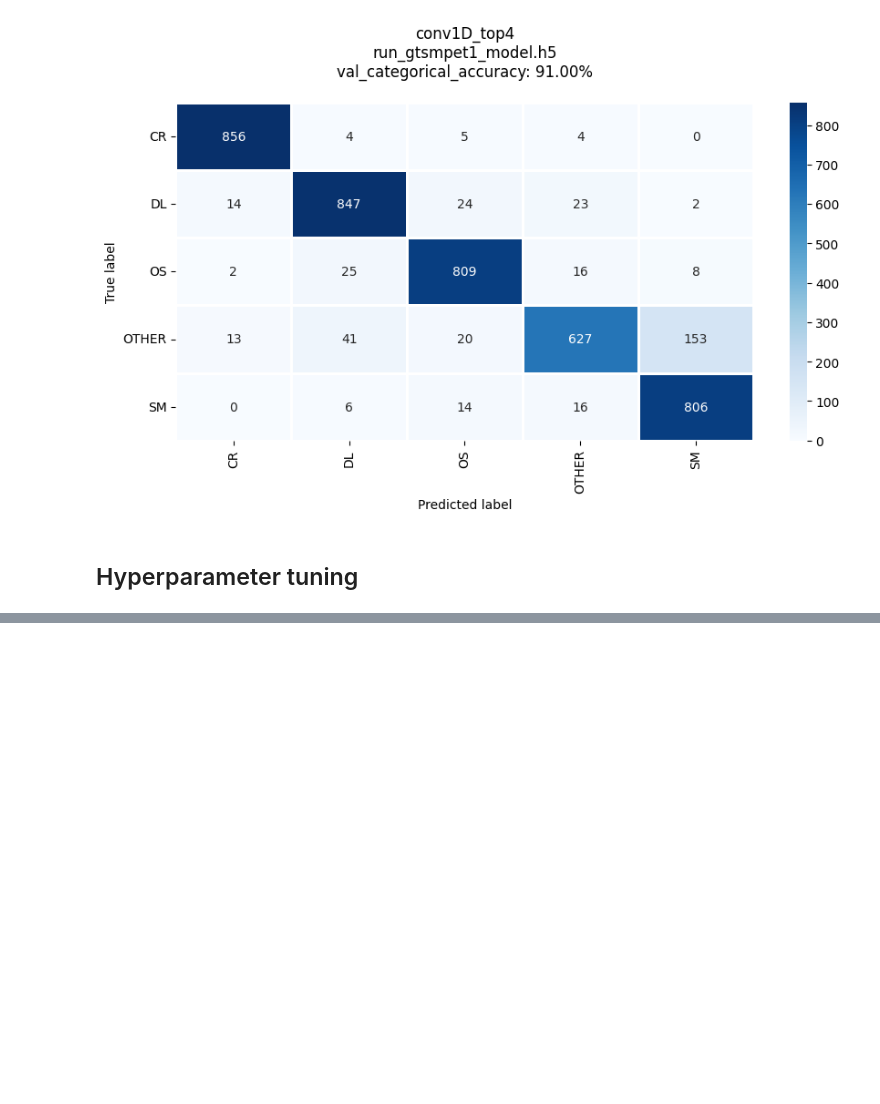
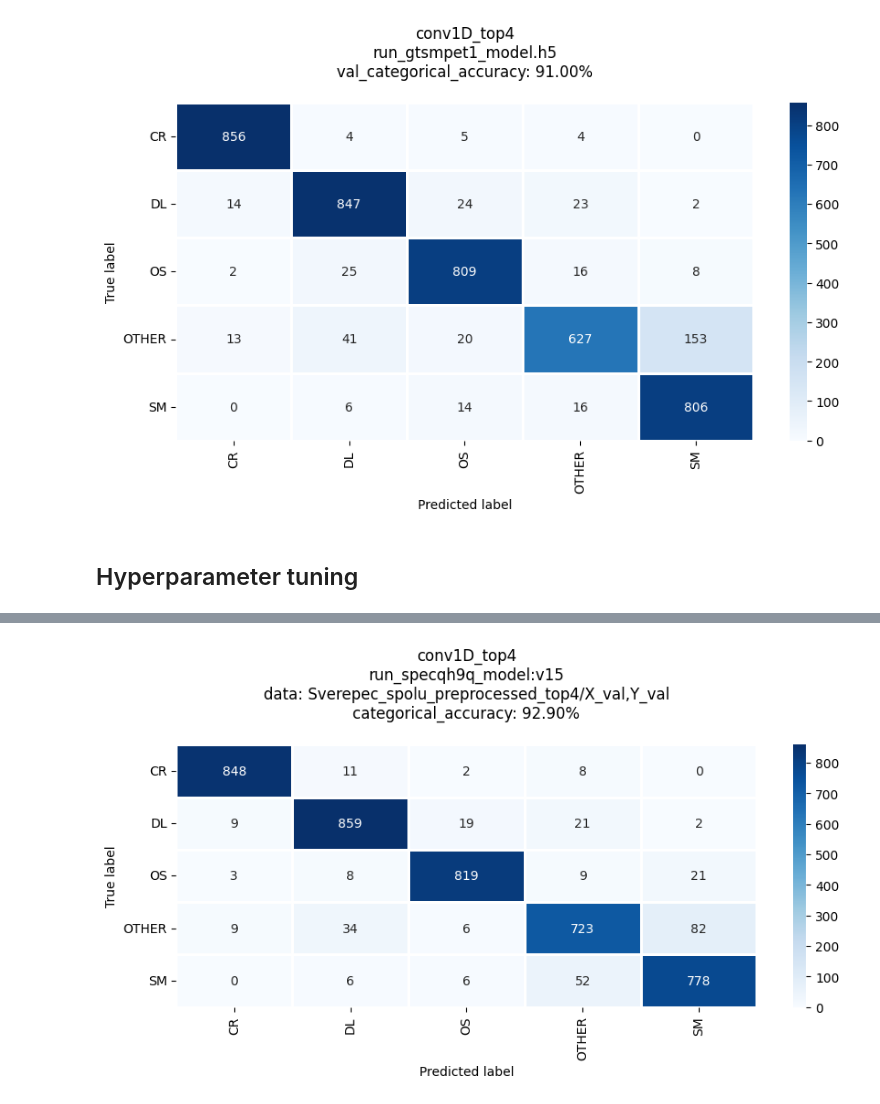
Before and after one commit to IISAS/nvflare-hysped, a Jupyter notebook: volumes/dev/tf/notebooks/model_conv1D_top4.ipynb, the cells around one changed output, grey strips where cells are left out. Drawn from its saved outputs; the diff is of its cells as text; code cells hidden in the pictures; blank space fills up the shorter version.

```diff
--- a/volumes/dev/tf/notebooks/model_conv1D_top4.ipynb
+++ b/volumes/dev/tf/notebooks/model_conv1D_top4.ipynb
@@ -433,0 +432,6 @@ artifact_dir = artifact.download()
+# %%
+api = wandb.Api()
+model_artifact = api.artifact('hysped/hysped-conv1D_top4/run_specqh9q_model:v15', type='model')
+model_path = model_artifact.download()
+model = tf.keras.models.load_model(model_artifact.file())
+model.summary()
@@ -433,0 +457,20 @@ artifact_dir = artifact.download()
+# %%
+Y_pred = predict_model(model, X_val, Y_val, label_encoder=label_encoder)
+cm = confusion_matrix(label_encoder.inverse_transform(np.argmax(Y_val, axis=1)), Y_pred)
+
+eval_results = model.evaluate(X_val, Y_val, return_dict=True)
+metric_name = 'categorical_accuracy'
+
+fig, ax = plt.subplots(figsize=(9,5))
+plot_cm(ax, cm, labels=label_encoder.classes_)
+plt.title('%s\n%s\ndata: %s/X_val,Y_val\n%s: %.2f%%\n' % (
+    cfg['model_name'],
+    model_artifact.name,
+    os.path.basename(cfg['data_dir']),
+    metric_name,
+    float(eval_results[metric_name]) * 100.0)
+)
+plt.tight_layout()
+plt.savefig(os.path.join(cfg['data_dir'], 'cm-%s.pdf' % model_artifact.name), format='pdf')
+plt.show()
+# %% [output]
@@ -433,0 +479 @@ artifact_dir = artifact.download()
+[figure, added]
```
Also changed, not shown: parts of 7 cells of this notebook, 1 other file.
